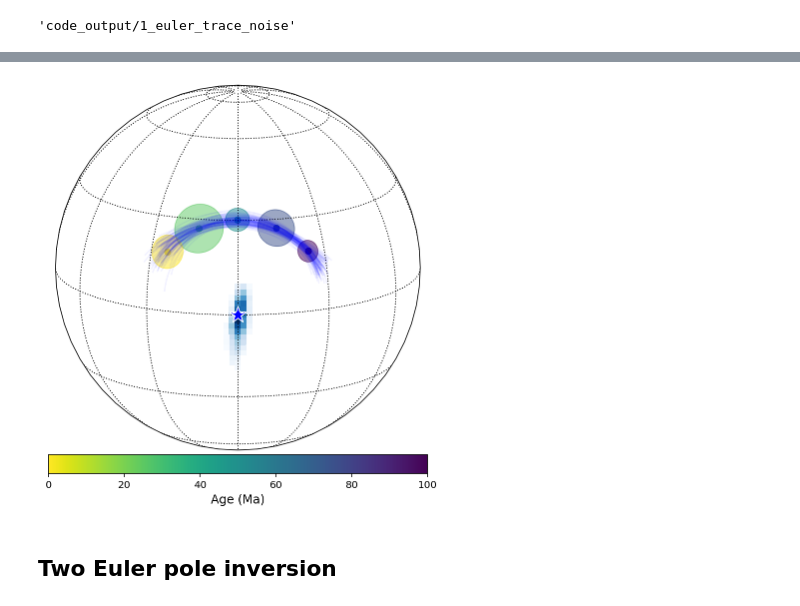
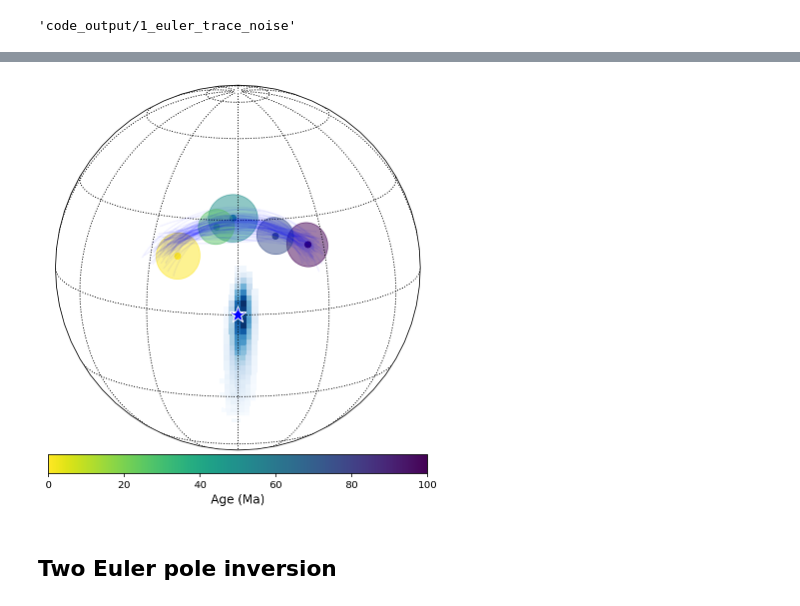
Before and after one commit to Swanson-Hysell-Group/Bayesian_PEP_inversion, a Jupyter notebook: PEP_synthetic.ipynb, the cells around one changed output, grey strips where cells are left out. Saved outputs shown, nothing was run; the diff lists cells and outputs as text; code cells hidden in the pictures.

Commit message:
fix synthetic with noise example plot

```diff
--- a/PEP_synthetic.ipynb
+++ b/PEP_synthetic.ipynb
@@ -192,5 +192,5 @@ with pm.Model() as model:
                             observed=[one_euler_data_noise['pole_lon'].tolist()[i], one_euler_data_noise['pole_lat'].tolist()[i]])
 
     #uncomment to run the model
-    trace_1e_noise = pm.sample(10000, step = pm.Metropolis(), cores=12, chains=4, init='auto')
+    trace_1e_noise = pm.sample(50000, step = pm.Metropolis(), cores=12, chains=4, init='auto')
 # %% [output]
@@ -262,11 +247,11 @@ pm.trace_to_dataframe(trace_1e_noise_saved)
 # %%
-one_euler_ax, noise_1e_likelihood_noise = plot_trace_1e(trace_1e_noise_saved, one_euler_data_noise[['pole_lon', 'pole_lat']].to_numpy(), one_euler_data_noise['pole_a95'], one_euler_data_noise['pole_age'].tolist(),
+one_euler_ax, noise_1e_likelihood = plot_trace_1e(trace_1e_noise_saved, one_euler_data_noise[['pole_lon_noise', 'pole_lat_noise']].to_numpy(), one_euler_data_noise['pole_a95'], one_euler_data_noise['pole_age'].tolist(),
               central_lon=0, central_lat=15, num_paths_to_plot=100, cmap='Blues',
               savefig = 0, figname = 'code_output/1_Euler_inversion.png');
 ipmag.plot_vgp(one_euler_ax, 0, 0, marker = '*', markersize = 300, color = 'blue', edge = 'white')
 # plt.savefig('code_output/1_Euler_inversion.png', dpi=600, bbox_inches='tight')
 # %% [output]
-[figure, old version]
+[figure, new version]
 # %% [markdown]
 ## Two Euler pole inversion
 # %% [markdown]
```
Also changed, not shown: parts of 5 cells of this notebook.
